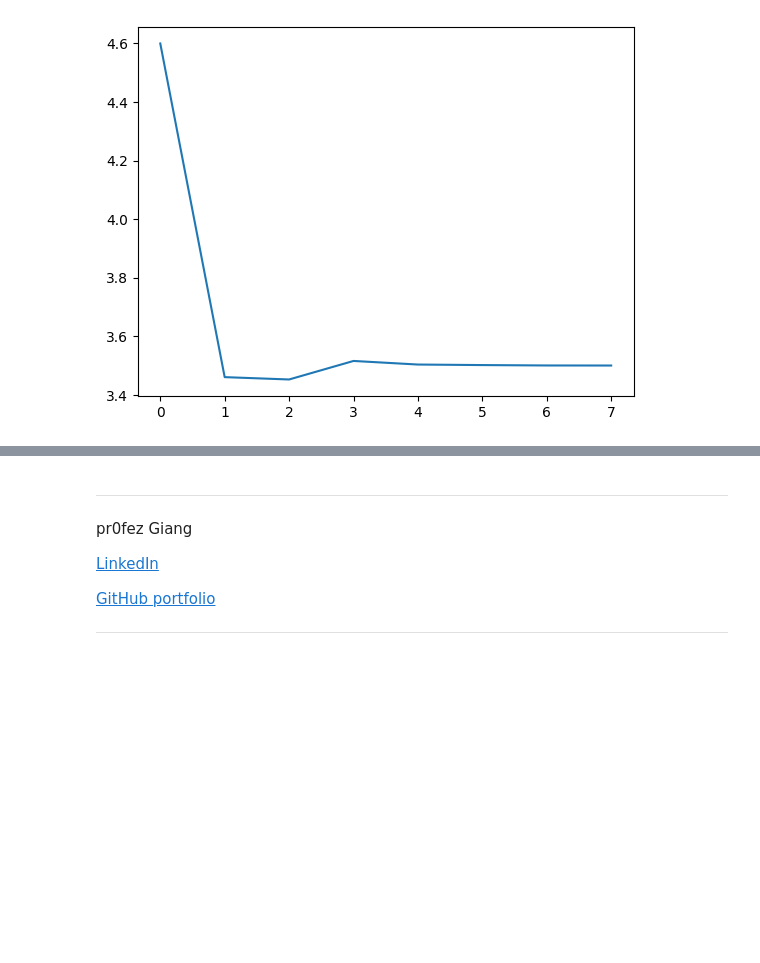
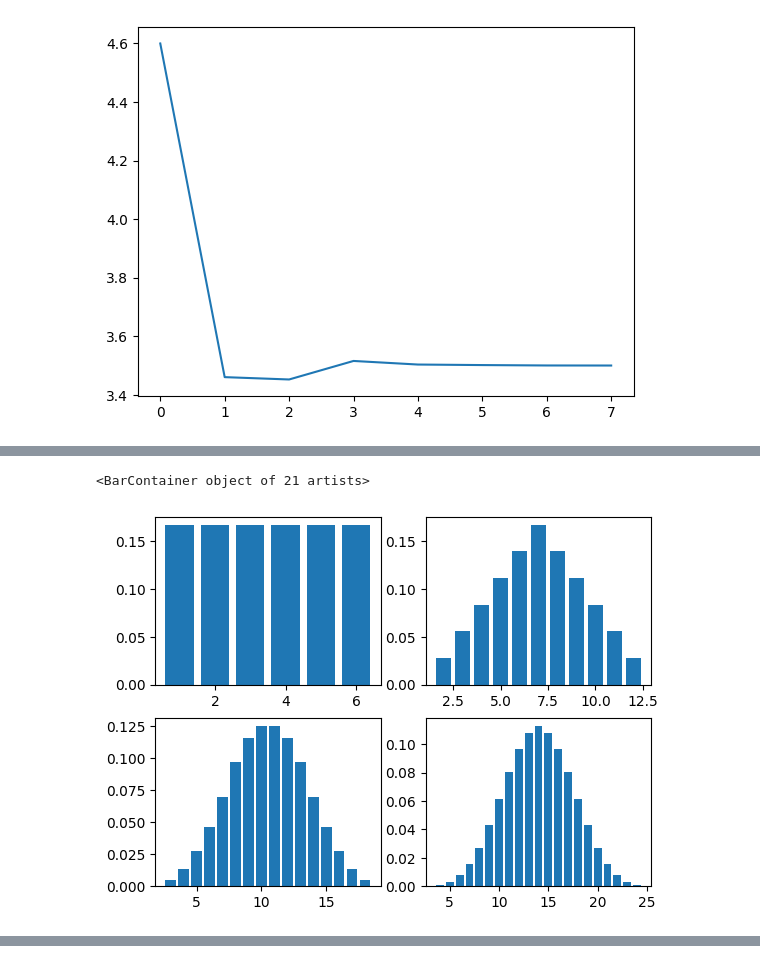
Before and after one commit to nouralahmad89-crypto/python-programming-Nour-Alahmad, a Jupyter notebook: Exercises/E10-numpy.ipynb, the cells around one changed output, grey strips where cells are left out. Drawn from its saved outputs; the diff is of its cells as text; code cells hidden in the pictures; blank space fills up the shorter version.

```diff
--- a/Exercises/E10-numpy.ipynb
+++ b/Exercises/E10-numpy.ipynb
@@ -190,3 +237,16 @@ plt.bar(range(2,13) , freqs , color= "blue")
+# %%
+fig , ax = plt.subplots( 2,2)
+size_1d6 , counts_1d6 = sample_space_1d6()
+ax[0,0].bar( range(1,7 ),[a/size_1d6 for a in counts_1d6])
+size_2d6 , counts_2d6 = sample_space_2d6()
+ax[0,1].bar( range(2,13 ),[a/size_2d6 for a in counts_2d6])
+size_3d6 , counts_3d6 = sample_space_3d6()
+ax[1,0].bar( range(3,19 ),[a/size_3d6 for a in counts_3d6])
+size_4d6 , counts_4d6 = sample_space_4d6()
+ax[1,1].bar( range(4,25 ),[a/size_4d6 for a in counts_4d6])
+# %% [output]
+<BarContainer object of 21 artists>
+[figure, added]
 # %% [markdown]
 ---
 ## 3. Monte Carlo simulation (**)
@@ -234,16 +294,3 @@ No answer here, try to prove it theoretically.
 
 
 </details>
-# %% [markdown]
----
-
-pr0fez Giang
-
-[LinkedIn][linkedIn_pr0fez]
-
-[GitHub portfolio][github_portfolio]
-
-[linkedIn_pr0fez]: https://www.linkedin.com/in/pr0fezgiang/
-[github_portfolio]: https://github.com/pr0fez/Portfolio-pr0fez-Giang
-
----
```
Also changed, not shown: parts of 6 cells of this notebook.
